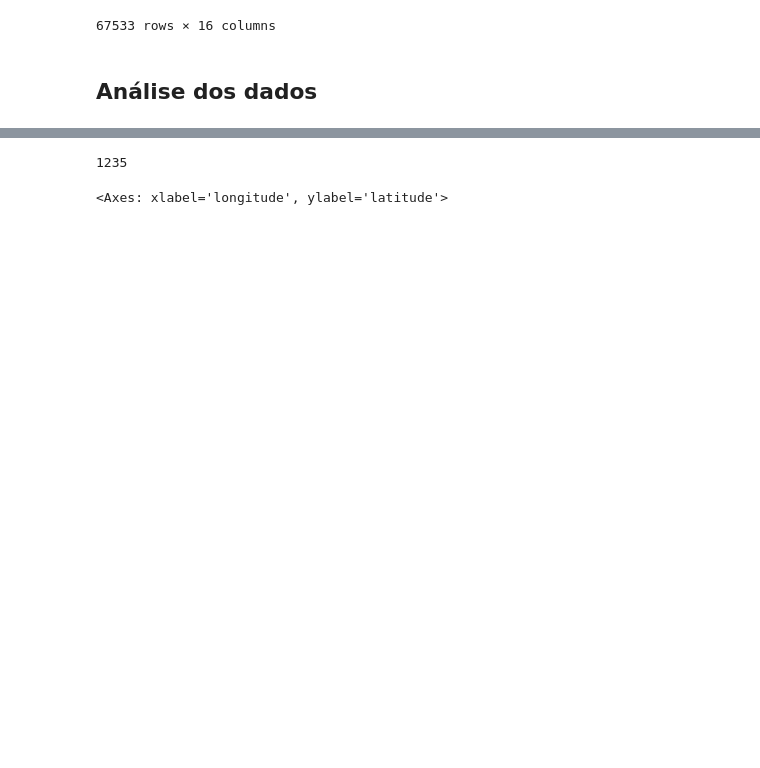
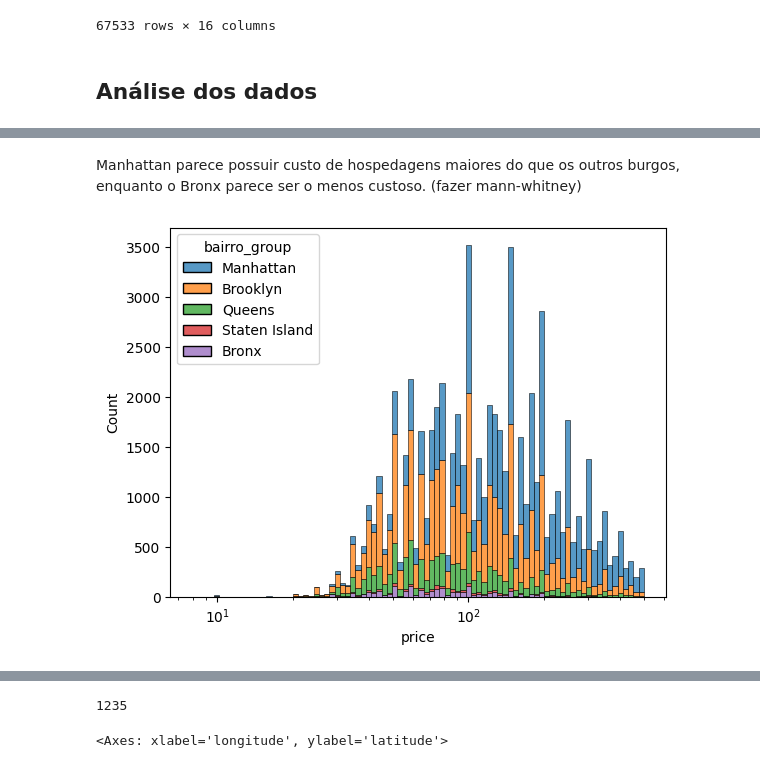
Before and after one commit to pedrobslima/LH_CD_PEDROBARROSDESOUZALIMA, a Jupyter notebook: incidium.ipynb, the cells around one changed output, grey strips where cells are left out. Cells and saved outputs as stored; diff of their text form; code cells hidden in the pictures; blank space fills up the shorter version.

```diff
--- a/incidium.ipynb
+++ b/incidium.ipynb
@@ -421,3 +419,10 @@ Name: ultima_review, Length: 48894, dtype: object
+# %% [markdown]
+Manhattan parece possuir custo de hospedagens maiores do que os outros burgos, enquanto o Bronx parece ser o menos custoso. (fazer mann-whitney)
+# %%
+sns.histplot(df[df['price']<500],x='price', hue='bairro_group', log_scale=True, multiple='stack')
+plt.show()
+# %% [output]
+[figure, added]
 # %%
 df.loc[df['price'] <= 500, ['price']].hist()
 # %% [output]
```
Also changed, not shown: parts of 27 cells of this notebook.
